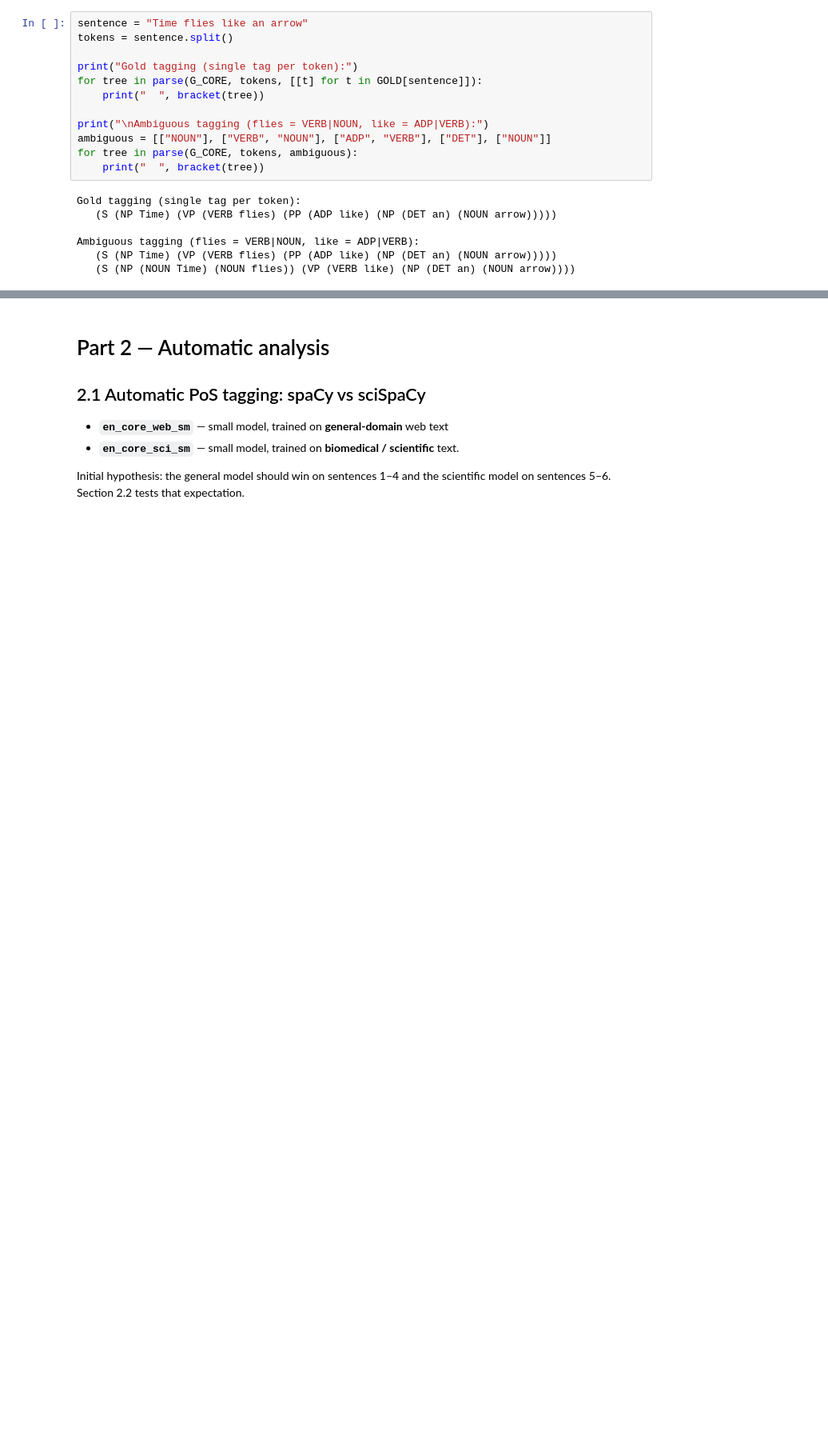
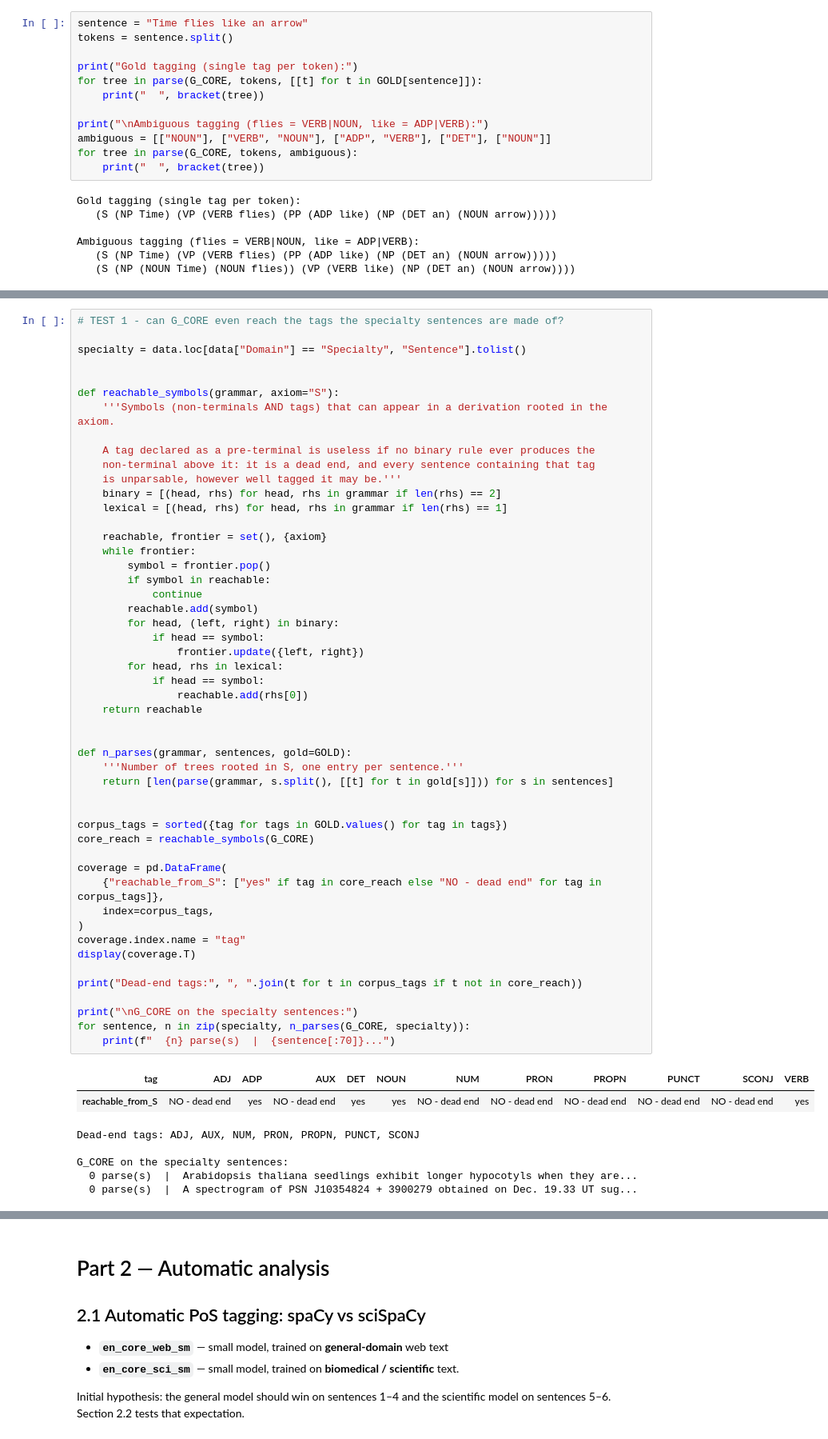
Before and after one commit to fserracrespi/Workshop_1_NLP_Today, a Jupyter notebook: main.ipynb, the cells around one changed output, grey strips where cells are left out. Shown at 80% size. Drawn from its saved outputs; the diff is of its cells as text; blank space fills up the shorter version.

```diff
--- a/main.ipynb
+++ b/main.ipynb
@@ -261,0 +267,58 @@ G_SPEC = []
+# %%
+# TEST 1 - can G_CORE even reach the tags the specialty sentences are made of?
+
+specialty = data.loc[data["Domain"] == "Specialty", "Sentence"].tolist()
+
+
+def reachable_symbols(grammar, axiom="S"):
+    '''Symbols (non-terminals AND tags) that can appear in a derivation rooted in the axiom.
+
+    A tag declared as a pre-terminal is useless if no binary rule ever produces the
+    non-terminal above it: it is a dead end, and every sentence containing that tag
+    is unparsable, however well tagged it may be.'''
+    binary = [(head, rhs) for head, rhs in grammar if len(rhs) == 2]
+    lexical = [(head, rhs) for head, rhs in grammar if len(rhs) == 1]
+
+    reachable, frontier = set(), {axiom}
+    while frontier:
+        symbol = frontier.pop()
+        if symbol in reachable:
+            continue
+        reachable.add(symbol)
+        for head, (left, right) in binary:
+            if head == symbol:
+                frontier.update({left, right})
+        for head, rhs in lexical:
+            if head == symbol:
+                reachable.add(rhs[0])
+    return reachable
+
+
+def n_parses(grammar, sentences, gold=GOLD):
+    '''Number of trees rooted in S, one entry per sentence.'''
+    return [len(parse(grammar, s.split(), [[t] for t in gold[s]])) for s in sentences]
+
+
+corpus_tags = sorted({tag for tags in GOLD.values() for tag in tags})
+core_reach = reachable_symbols(G_CORE)
+
+coverage = pd.DataFrame(
+    {"reachable_from_S": ["yes" if tag in core_reach else "NO - dead end" for tag in corpus_tags]},
+    index=corpus_tags,
+)
+coverage.index.name = "tag"
+display(coverage.T)
+
+print("Dead-end tags:", ", ".join(t for t in corpus_tags if t not in core_reach))
+
+print("\nG_CORE on the specialty sentences:")
+for sentence, n in zip(specialty, n_parses(G_CORE, specialty)):
+    print(f"  {n} parse(s)  |  {sentence[:70]}...")
+# %% [output]
+| tag | ADJ | ADP | AUX | DET | NOUN | NUM | PRON | PROPN | PUNCT | SCONJ | VERB |
+| reachable_from_S | NO - dead end | yes | NO - dead end | yes | yes | NO - dead end | NO - dead end | NO - dead end | NO - dead end | NO - dead end | yes |
+Dead-end tags: ADJ, AUX, NUM, PRON, PROPN, PUNCT, SCONJ
+
+G_CORE on the specialty sentences:
+  0 parse(s)  |  Arabidopsis thaliana seedlings exhibit longer hypocotyls when they are...
+  0 parse(s)  |  A spectrogram of PSN J10354824 + 3900279 obtained on Dec. 19.33 UT sug...
```
Also changed, not shown: parts of 10 cells of this notebook, 3 other files.
